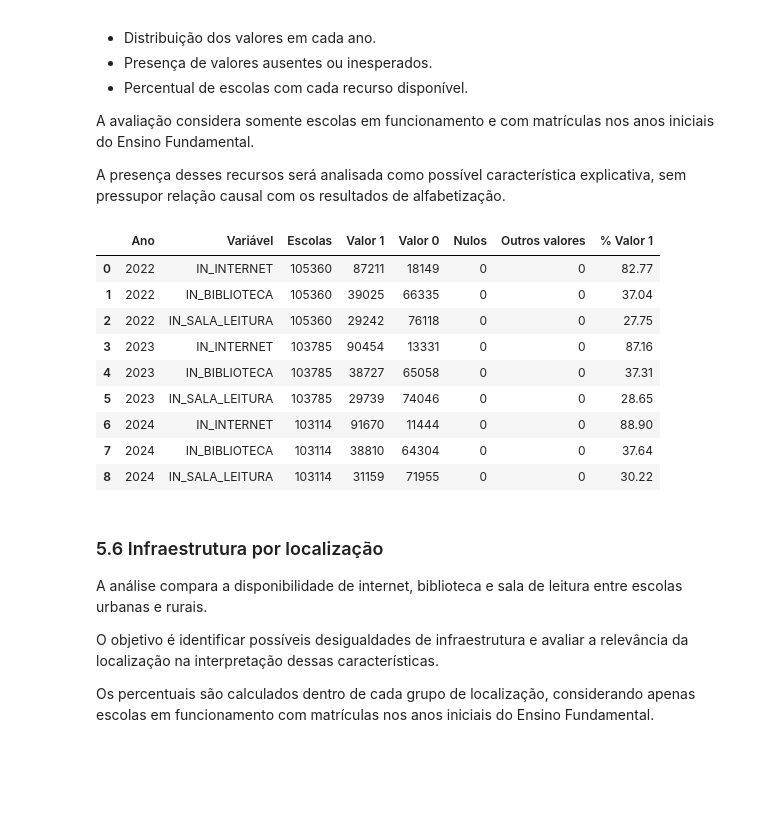
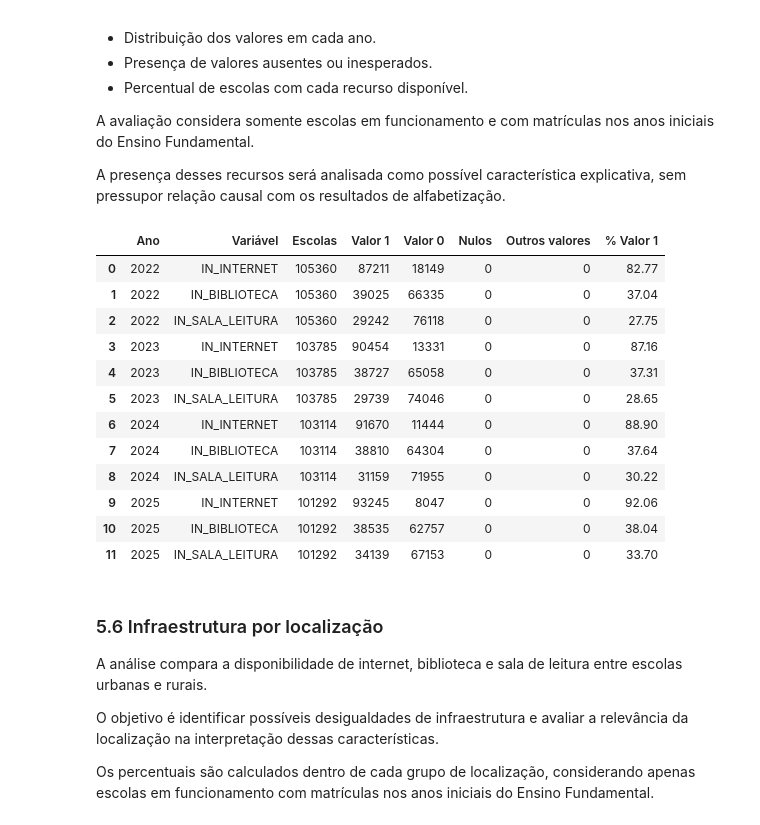
Before and after one commit to 1IAST-G29/tech-challenge-fase3, a Jupyter notebook: src/data/notebooks/eda_censo_escolar.ipynb, the cells around one changed output. Cells and saved outputs as stored; diff of their text form; code cells hidden in the pictures; blank space fills up the shorter version.

Commit message:
Atualizado com a ref 2025
Atualizado com a leitura processamento e analise da referência 2025

```diff
--- a/src/data/notebooks/eda_censo_escolar.ipynb
+++ b/src/data/notebooks/eda_censo_escolar.ipynb
@@ -227,7 +251,14 @@ posteriormente os critérios de seleção.
 # %%
 # Análise inicial dos registros, um ano por vez
 
-for arquivo in arquivos:
+arquivos_escolas = [
+    DADOS_DIR / "2022_microdados_ed_basica.csv",
+    DADOS_DIR / "2023_microdados_ed_basica.csv",
+    DADOS_DIR / "2024_microdados_ed_basica.csv",
+    DADOS_DIR / "2025_Tabela_Escola_V2.csv"
+]
+
+for arquivo in arquivos_escolas:
     ano = int(arquivo.name[:4])
 
     df = pd.read_csv(
@@ -831,21 +1185,61 @@ variaveis_infraestrutura = [
 
 resultados_infraestrutura = []
 
-for arquivo in arquivos:
-    ano = int(arquivo.name[:4])
+for ano in [2022, 2023, 2024, 2025]:
 
-    df = pd.read_csv(
-        arquivo,
-        sep=";",
-        encoding="latin1",
-        usecols=[
-            "TP_SITUACAO_FUNCIONAMENTO",
-            "QT_MAT_FUND_AI",
-            *variaveis_infraestrutura
-        ],
-        low_memory=False
-    )
+    if ano < 2025:
+        # Até 2024: arquivo único por ano
+        arquivo = DADOS_DIR / f"{ano}_microdados_ed_basica.csv"
 
+        df = pd.read_csv(
+            arquivo,
+            sep=";",
+            encoding="latin1",
+            usecols=[
+                "TP_SITUACAO_FUNCIONAMENTO",
+                "QT_MAT_FUND_AI",
+                *variaveis_infraestrutura
+            ],
+            low_memory=False
+        )
+
+    else:
+        # 2025: infraestrutura na tabela Escola
+        df_escolas = pd.read_csv(
+            DADOS_DIR / "2025_Tabela_Escola_V2.csv",
+            sep=";",
+            encoding="latin1",
+            usecols=[
+                "CO_ENTIDADE",
+                "TP_SITUACAO_FUNCIONAMENTO",
+                *variaveis_infraestrutura
+            ],
+            low_memory=False
+        )
+
+        # 2025: matrículas na tabela Matrícula
+        df_matriculas = pd.read_csv(
+            DADOS_DIR / "2025_Tabela_Matricula_V2.csv",
+            sep=";",
+            encoding="latin1",
+            usecols=[
+                "CO_ENTIDADE",
+                "QT_MAT_FUND_AI"
+            ],
+            low_memory=False
+        )
+
+        # Integração por escola
+        df = df_escolas.merge(
+            df_matriculas,
+            on="CO_ENTIDADE",
+            how="left",
+            validate="one_to_one"
+        )
+
+        del df_escolas, df_matriculas
+
+    # Aplica os critérios de seleção
     df = df.loc[
         (df["TP_SITUACAO_FUNCIONAMENTO"] == 1) &
         (df["QT_MAT_FUND_AI"] > 0)
@@ -857,35 +1251,40 @@ for arquivo in arquivos:
         resultados_infraestrutura.append({
             "Ano": ano,
             "Variável": variavel,
             "Escolas": len(df),
             "Valor 1": int(contagem.get(1, 0)),
             "Valor 0": int(contagem.get(0, 0)),
             "Nulos": int(df[variavel].isna().sum()),
             "Outros valores": int(
-                (~df[variavel].isin([0, 1]) &
-                 df[variavel].notna()).sum()
+                (
+                    ~df[variavel].isin([0, 1]) &
+                    df[variavel].notna()
+                ).sum()
             ),
             "% Valor 1": round(
                 (df[variavel] == 1).mean() * 100, 2
             )
         })
 
     del df
 
 df_infraestrutura = pd.DataFrame(resultados_infraestrutura)
 
 display(df_infraestrutura)
 # %% [output]
 |  | Ano | Variável | Escolas | Valor 1 | Valor 0 | Nulos | Outros valores | % Valor 1 |
 | 0 | 2022 | IN_INTERNET | 105360 | 87211 | 18149 | 0 | 0 | 82.77 |
 | 1 | 2022 | IN_BIBLIOTECA | 105360 | 39025 | 66335 | 0 | 0 | 37.04 |
 | 2 | 2022 | IN_SALA_LEITURA | 105360 | 29242 | 76118 | 0 | 0 | 27.75 |
 | 3 | 2023 | IN_INTERNET | 103785 | 90454 | 13331 | 0 | 0 | 87.16 |
 | 4 | 2023 | IN_BIBLIOTECA | 103785 | 38727 | 65058 | 0 | 0 | 37.31 |
 | 5 | 2023 | IN_SALA_LEITURA | 103785 | 29739 | 74046 | 0 | 0 | 28.65 |
 | 6 | 2024 | IN_INTERNET | 103114 | 91670 | 11444 | 0 | 0 | 88.90 |
 | 7 | 2024 | IN_BIBLIOTECA | 103114 | 38810 | 64304 | 0 | 0 | 37.64 |
 | 8 | 2024 | IN_SALA_LEITURA | 103114 | 31159 | 71955 | 0 | 0 | 30.22 |
+| 9 | 2025 | IN_INTERNET | 101292 | 93245 | 8047 | 0 | 0 | 92.06 |
+| 10 | 2025 | IN_BIBLIOTECA | 101292 | 38535 | 62757 | 0 | 0 | 38.04 |
+| 11 | 2025 | IN_SALA_LEITURA | 101292 | 34139 | 67153 | 0 | 0 | 33.70 |
 # %% [markdown]
 ### 5.6 Infraestrutura por localização
 
```
Also changed, not shown: parts of 48 cells of this notebook.
